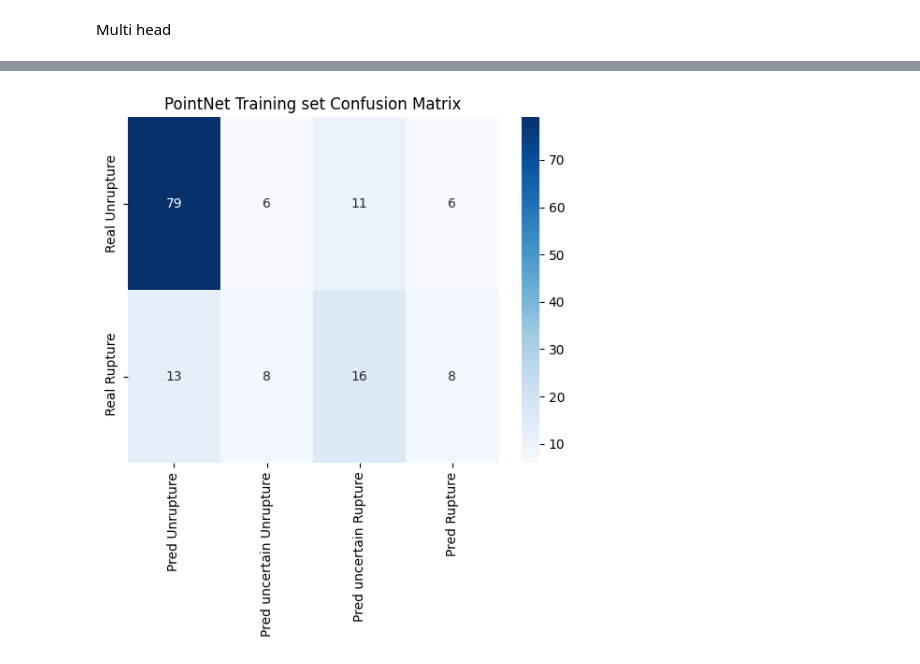
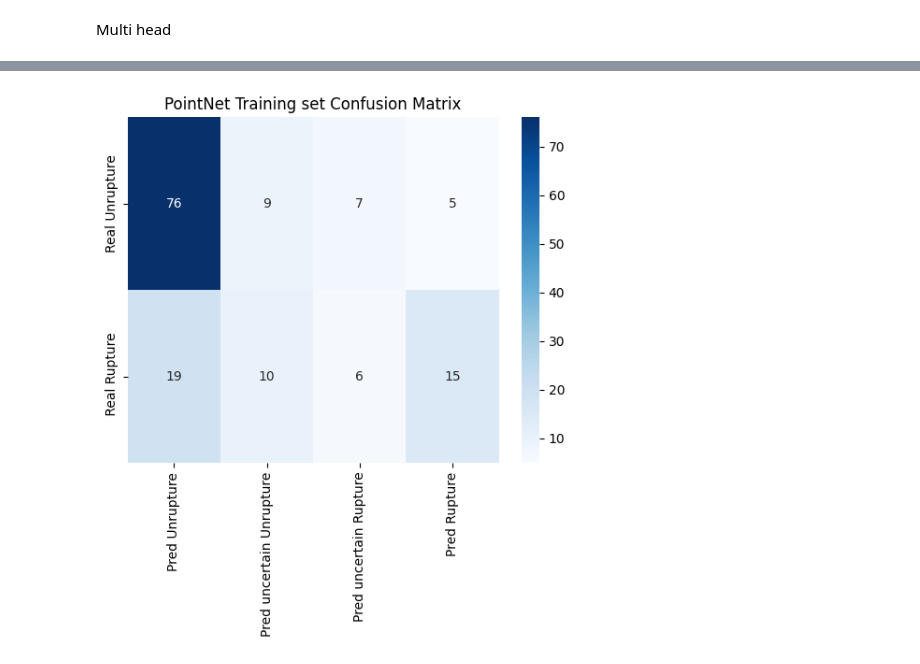
Before and after one commit to eulershadow/Wenjie_Zhang_Msc_project, a Jupyter notebook: code/Point_net_dome.ipynb, the cells around one changed output, grey strips where cells are left out. Drawn from its saved outputs; the diff is of its cells as text; code cells hidden in the pictures.

```diff
--- a/code/Point_net_dome.ipynb
+++ b/code/Point_net_dome.ipynb
@@ -366,10 +425,16 @@ morpho_data_patient[morpho_data_patient["cuttype"] == "cut1"]
 735 rows × 178 columns
 # %%
 import pandas as pd
+from pointnetfunct.PointNet_dataset import Aneux_Dataset_load,Aneux_Dataset_save
+from pointnetfunct.PointNet_dataset import Aneuxmodel_Dataset
 df = pd.DataFrame()
 Aneux_Dataset = Aneuxmodel_Dataset(root = root,
-                                   df=morpho_data_patient[morpho_data_patient["cuttype"] == "dome"],
+                                   df=morpho_data_patient,
                                    transform = transforms.ToTensor(),
                                    mesh = "area-001",
                                    cuttype = "dome",
-                                   crop = False)
+                                   crop = True,
+                                   limit = 0,
+                                   points= 1000)
+
+#Aneux_Dataset = Aneux_Dataset_load('./Datast/Aneux_Dataset_1000pt_fsp_clip.pt')
@@ -416,6 +586,6 @@ valid_loader = torch.utils.data.DataLoader(
 # %%
 for i in train_loader:
-    a,b,c = i
+    a,b,d,c = i
     d = a.squeeze(1).permute(0, 2, 1)
     print(c)
     break
@@ -865,7 +1038,7 @@ class PointNet_Multihead(nn.Module):
         self.transform = Transform()
         self.transform2 = Transform()
 
-        self.fc1 = nn.Linear(2048, 512)
+        self.fc1 = nn.Linear(1024, 512)
         self.fc2 = nn.Linear(512, 256)
         self.fc3 = nn.Linear(256, classes)
 
@@ -885,7 +1058,9 @@ class PointNet_Multihead(nn.Module):
         #xb, matrix3x3, matrix64x64 = self.transform(input)
         xa, matrix3x3, matrix64x64 = self.transform(input1)
         xb, matrix3x3, matrix64x64 = self.transform2(input2)
-        xc = torch.cat((xa, xb), dim=1)
+        xc = xa + xb
+
+        #xc = torch.cat((xa, xb), dim=1)
         xc = F.relu(self.bn1(self.fc1(xc)))
         xc = F.relu(self.bn2(self.dropout(self.fc2(xc))))
         output = self.fc3(xc)
@@ -1043,7 +1232,7 @@ y_true = []
 y_pred = []
 y_pred_result = []
 pointnet_mh_copy = PointNet_Multihead(classes=2)
-model_path = "./Ckp_point/pointnet_2multihead_lr0.0001_36epoch_test.pth"
+model_path = "./pointnet_2multihead_lr0.0001_100epoch_1000points_fsp_test.pth"
 load_model(pointnet_mh_copy,model_path)
 
 pointnet_mh_copy = pointnet_mh_copy.to("cpu")
@@ -1055,31 +1244,31 @@ with torch.no_grad():
         inputs_v2 = inputs_v2.squeeze(1).permute(0, 2, 1)
         labels = labels.to(torch.long)
         outputs = pointnet_mh_copy.forward(inputs_v,inputs_v2)
 
         #print(torch.exp(outputs))
 
         outputs_value = (torch.max(torch.exp(outputs), 1)[0]).data.cpu().numpy()
         outputs_result = (torch.max(torch.exp(outputs), 1)[1]).data.cpu().numpy()
 
 
         #print(outputs)
         y_pred.extend(outputs_value)
         y_pred_result.extend(outputs_result)
 
         labels = labels.data.cpu().numpy()
         y_true.extend(labels)
 
 
 cm = dim4_cm(y_true, y_pred,y_pred_result)
 sns.heatmap(cm, annot=True, fmt='d', cmap='Blues', xticklabels=["Pred Unrupture","Pred uncertain Unrupture","Pred uncertain Rupture","Pred Rupture"], yticklabels=["Real Unrupture"," Real Rupture"])
 #fun.show_pred_cm(cm,y_true)
 # classes = ["Unrupture","Rupture"]
 # cf_matrix = confusion_matrix(y_true, y_pred)
 # plt.figure(figsize=(10, 8))
 # sns.heatmap(cf_matrix, annot=True, fmt="d", cmap="Blues", xticklabels=classes, yticklabels=classes,annot_kws={"size": 9})
 # plt.xlabel("Predicted Labels")
 # plt.ylabel("True Labels")
 plt.title("PointNet Training set Confusion Matrix")
 plt.show()
 # %% [output]
-[figure, old version]
+[figure, new version]
```
Also changed, not shown: parts of 21 cells of this notebook, 14 other files.
